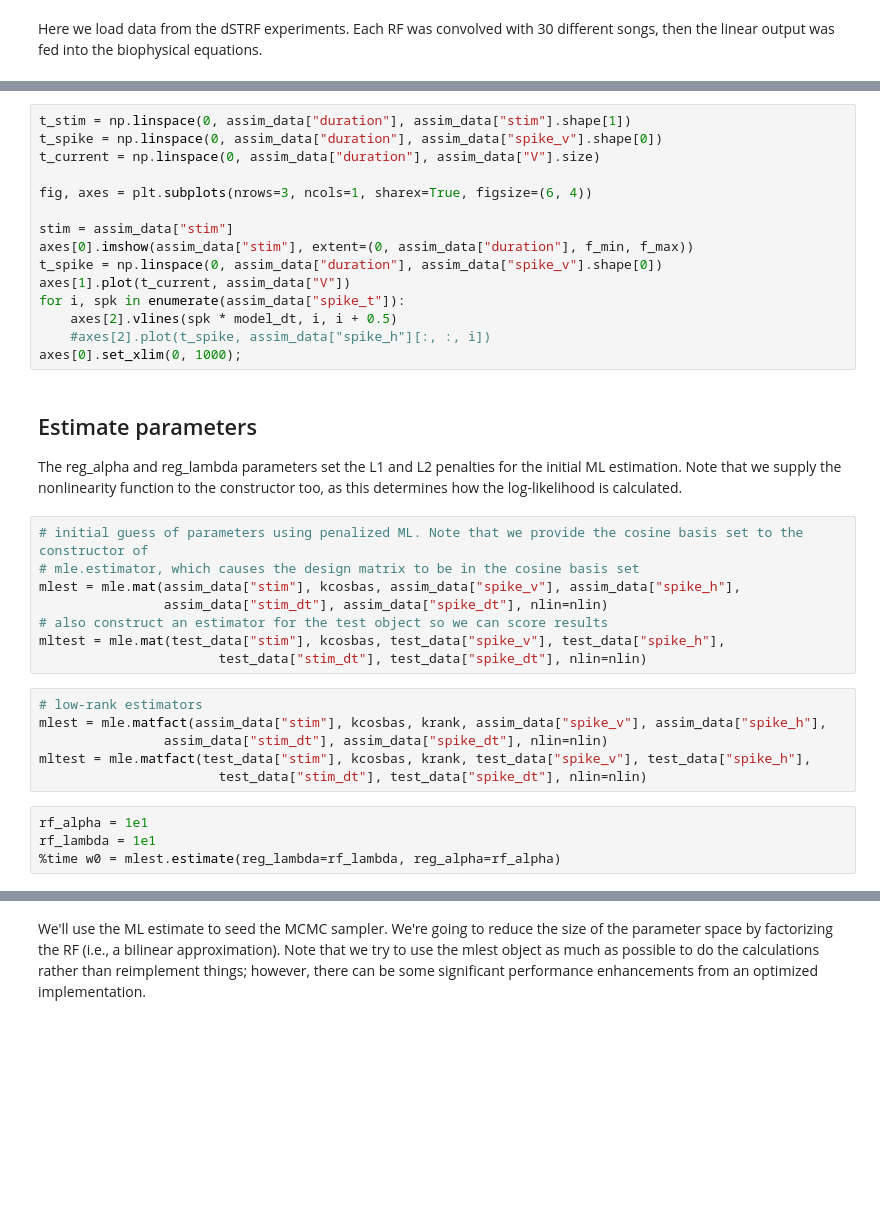
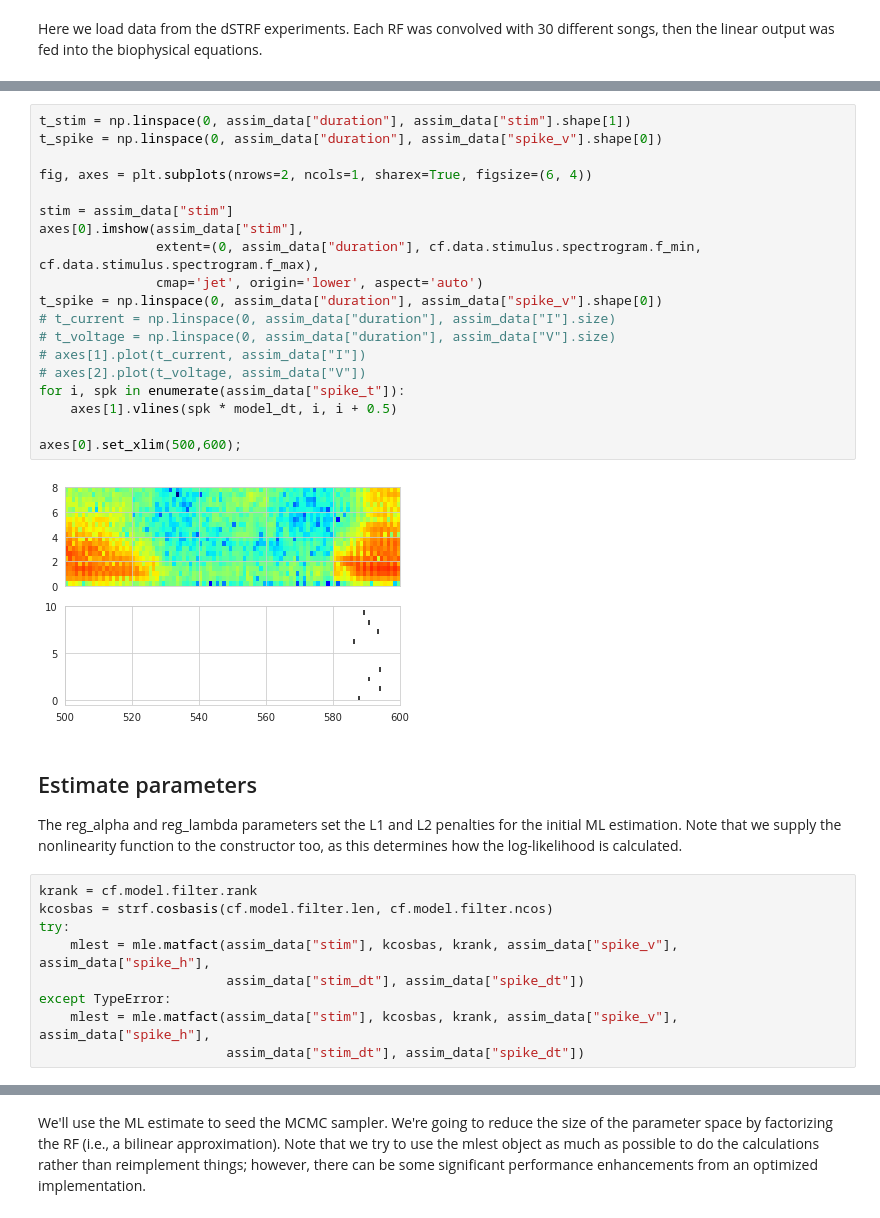
Before and after one commit to melizalab/dstrf, a Jupyter notebook: notebooks/glmat/glmat_2dbi_song_rothman.ipynb, the cells around one changed output, grey strips where cells are left out. Cells and saved outputs as stored; diff of their text form; blank space fills up the shorter version.

```diff
--- a/notebooks/glmat/glmat_2dbi_song_rothman.ipynb
+++ b/notebooks/glmat/glmat_2dbi_song_rothman.ipynb
@@ -76,37 +108,34 @@ plt.imshow(rf_true)
 # %%
 t_stim = np.linspace(0, assim_data["duration"], assim_data["stim"].shape[1])
 t_spike = np.linspace(0, assim_data["duration"], assim_data["spike_v"].shape[0])
-t_current = np.linspace(0, assim_data["duration"], assim_data["V"].size)
 
-fig, axes = plt.subplots(nrows=3, ncols=1, sharex=True, figsize=(6, 4))
+fig, axes = plt.subplots(nrows=2, ncols=1, sharex=True, figsize=(6, 4))
 
 stim = assim_data["stim"]
-axes[0].imshow(assim_data["stim"], extent=(0, assim_data["duration"], f_min, f_max))
+axes[0].imshow(assim_data["stim"],
+               extent=(0, assim_data["duration"], cf.data.stimulus.spectrogram.f_min, cf.data.stimulus.spectrogram.f_max),
+               cmap='jet', origin='lower', aspect='auto')
 t_spike = np.linspace(0, assim_data["duration"], assim_data["spike_v"].shape[0])
-axes[1].plot(t_current, assim_data["V"])
+# t_current = np.linspace(0, assim_data["duration"], assim_data["I"].size)
+# t_voltage = np.linspace(0, assim_data["duration"], assim_data["V"].size)
+# axes[1].plot(t_current, assim_data["I"])
+# axes[2].plot(t_voltage, assim_data["V"])
 for i, spk in enumerate(assim_data["spike_t"]):
-    axes[2].vlines(spk * model_dt, i, i + 0.5)
-    #axes[2].plot(t_spike, assim_data["spike_h"][:, :, i])
-axes[0].set_xlim(0, 1000);
+    axes[1].vlines(spk * model_dt, i, i + 0.5)
+
+axes[0].set_xlim(500,600);
+# %% [output]
+[figure, added]
 # %% [markdown]
 ## Estimate parameters
 
 The reg_alpha and reg_lambda parameters set the L1 and L2 penalties for the initial ML estimation. Note that we supply the nonlinearity function to the constructor too, as this determines how the log-likelihood is calculated.
-# %%
-# initial guess of parameters using penalized ML. Note that we provide the cosine basis set to the constructor of
-# mle.estimator, which causes the design matrix to be in the cosine basis set
-mlest = mle.mat(assim_data["stim"], kcosbas, assim_data["spike_v"], assim_data["spike_h"],
-                assim_data["stim_dt"], assim_data["spike_dt"], nlin=nlin)
-# also construct an estimator for the test object so we can score results
-mltest = mle.mat(test_data["stim"], kcosbas, test_data["spike_v"], test_data["spike_h"],
-                       test_data["stim_dt"], test_data["spike_dt"], nlin=nlin)
 # %%
-# low-rank estimators
-mlest = mle.matfact(assim_data["stim"], kcosbas, krank, assim_data["spike_v"], assim_data["spike_h"],
-                assim_data["stim_dt"], assim_data["spike_dt"], nlin=nlin)
-mltest = mle.matfact(test_data["stim"], kcosbas, krank, test_data["spike_v"], test_data["spike_h"],
-                       test_data["stim_dt"], test_data["spike_dt"], nlin=nlin)
+krank = cf.model.filter.rank
+kcosbas = strf.cosbasis(cf.model.filter.len, cf.model.filter.ncos)
+try:
+    mlest = mle.matfact(assim_data["stim"], kcosbas, krank, assim_data["spike_v"], assim_data["spike_h"],
+                        assim_data["stim_dt"], assim_data["spike_dt"])
+except TypeError:
+    mlest = mle.matfact(assim_data["stim"], kcosbas, krank, assim_data["spike_v"], assim_data["spike_h"],
+                        assim_data["stim_dt"], assim_data["spike_dt"])
-# %%
-rf_alpha = 1e1
-rf_lambda = 1e1
-%time w0 = mlest.estimate(reg_lambda=rf_lambda, reg_alpha=rf_alpha)
```
Also changed, not shown: parts of 15 cells of this notebook, 1 other file.
